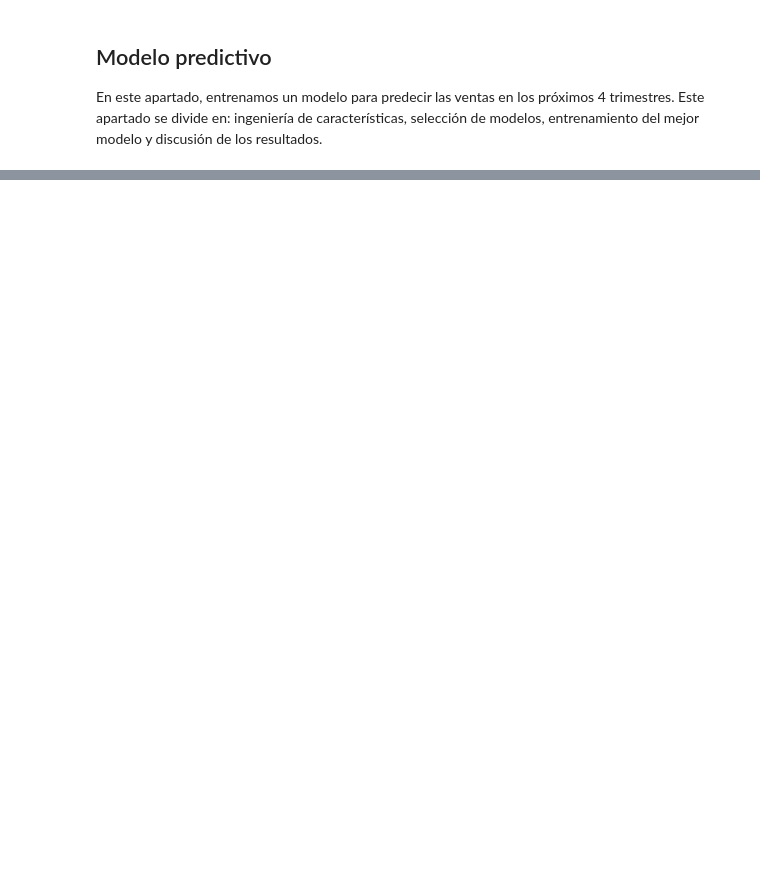
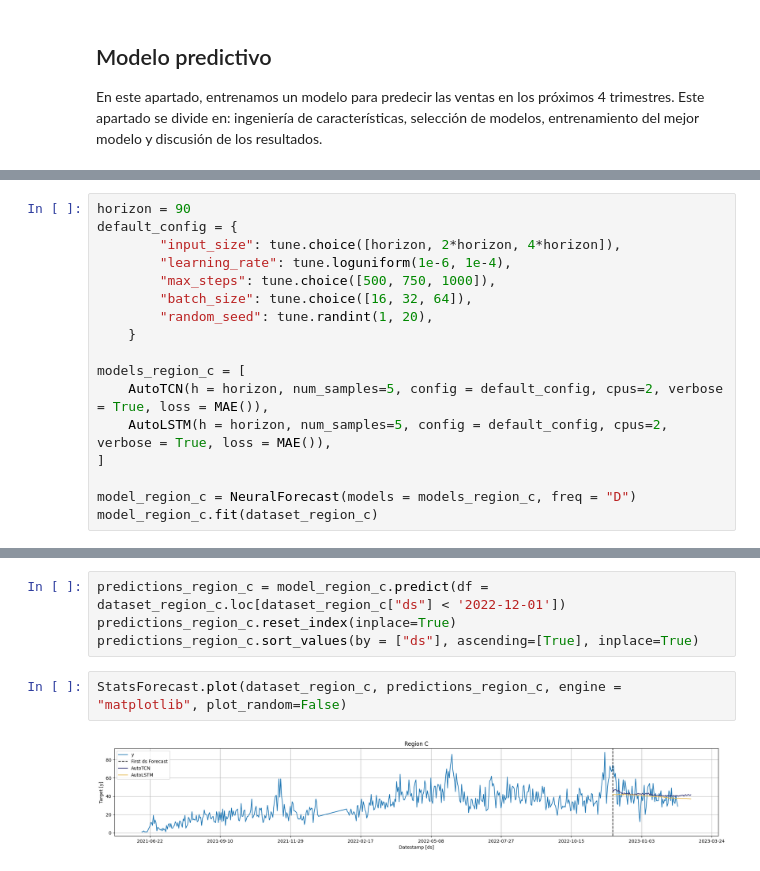
Before and after one commit to joseilberto/isdin_ds_challenge, a Jupyter notebook: isdin_challenge.ipynb, the cells around one changed output, grey strips where cells are left out. Cells and saved outputs as stored; diff of their text form; blank space fills up the shorter version.

```diff
--- a/isdin_challenge.ipynb
+++ b/isdin_challenge.ipynb
@@ -267,0 +351,17 @@ En este apartado, extraemos y transformamos los datos disponibles para facilitar
+# %%
+horizon = 90
+default_config = {
+        "input_size": tune.choice([horizon, 2*horizon, 4*horizon]),
+        "learning_rate": tune.loguniform(1e-6, 1e-4),
+        "max_steps": tune.choice([500, 750, 1000]),
+        "batch_size": tune.choice([16, 32, 64]),
+        "random_seed": tune.randint(1, 20),
+    }
+
+models_region_c = [
+    AutoTCN(h = horizon, num_samples=5, config = default_config, cpus=2, verbose = True, loss = MAE()),
+    AutoLSTM(h = horizon, num_samples=5, config = default_config, cpus=2, verbose = True, loss = MAE()),
+]
+
+model_region_c = NeuralForecast(models = models_region_c, freq = "D")
+model_region_c.fit(dataset_region_c)
@@ -267,0 +403,8 @@ En este apartado, extraemos y transformamos los datos disponibles para facilitar
+# %%
+predictions_region_c = model_region_c.predict(df = dataset_region_c.loc[dataset_region_c["ds"] < '2022-12-01'])
+predictions_region_c.reset_index(inplace=True)
+predictions_region_c.sort_values(by = ["ds"], ascending=[True], inplace=True)
+# %%
+StatsForecast.plot(dataset_region_c, predictions_region_c, engine = "matplotlib", plot_random=False)
+# %% [output]
+[figure, added]
```
Also changed, not shown: parts of 19 cells of this notebook, 1 other file.
